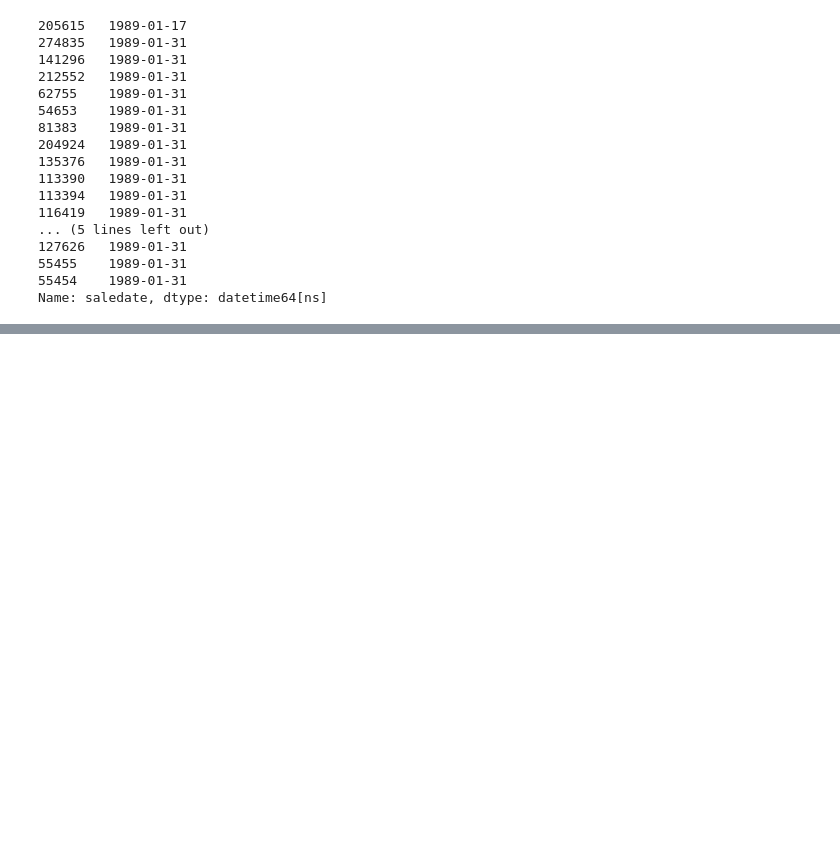
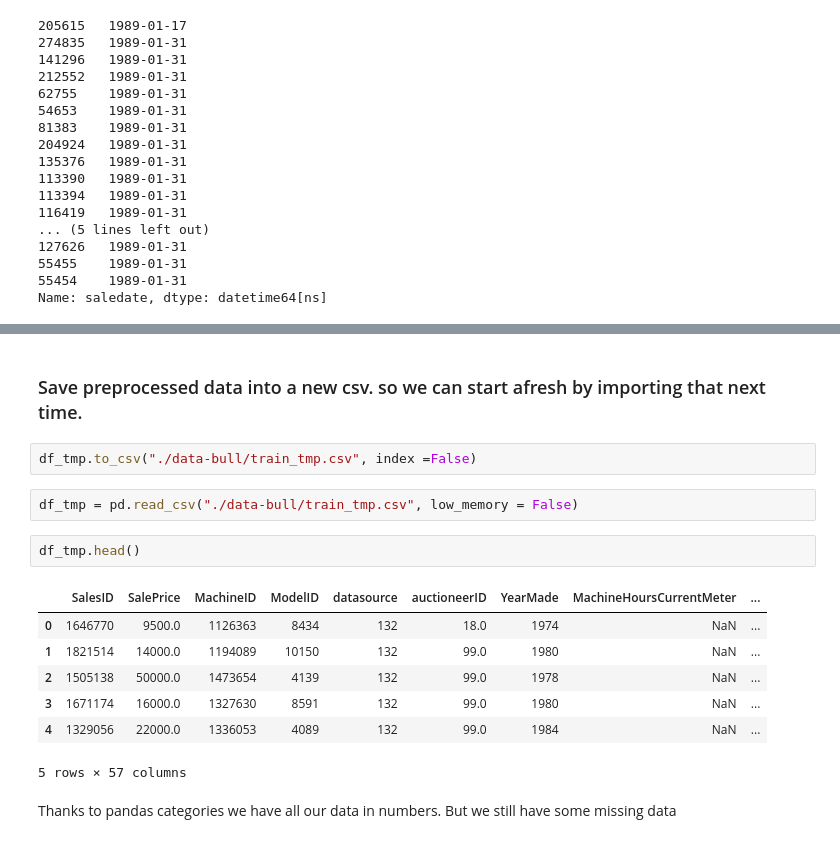
Before and after one commit to Ann-pixel/ML-bulldozer-pricing, a Jupyter notebook: Bulldozer Pricing.ipynb, the cells around one changed output, grey strips where cells are left out. Cells and saved outputs as stored; diff of their text form; blank space fills up the shorter version.

```diff
--- a/Bulldozer Pricing.ipynb
+++ b/Bulldozer Pricing.ipynb
@@ -282,0 +378,18 @@ memory usage: 182.6+ MB
+# %% [markdown]
+### Save preprocessed data into a new csv. so we can start afresh by importing that next time.
+# %%
+df_tmp.to_csv("./data-bull/train_tmp.csv", index =False)
+# %%
+df_tmp = pd.read_csv("./data-bull/train_tmp.csv", low_memory = False)
+# %%
+df_tmp.head()
+# %% [output]
+|  | SalesID | SalePrice | MachineID | ModelID | datasource | auctioneerID | YearMade | MachineHoursCurrentMeter | ... |
+| 0 | 1646770 | 9500.0 | 1126363 | 8434 | 132 | 18.0 | 1974 | NaN | ... |
+| 1 | 1821514 | 14000.0 | 1194089 | 10150 | 132 | 99.0 | 1980 | NaN | ... |
+| 2 | 1505138 | 50000.0 | 1473654 | 4139 | 132 | 99.0 | 1978 | NaN | ... |
+| 3 | 1671174 | 16000.0 | 1327630 | 8591 | 132 | 99.0 | 1980 | NaN | ... |
+| 4 | 1329056 | 22000.0 | 1336053 | 4089 | 132 | 99.0 | 1984 | NaN | ... |
+5 rows × 57 columns
+# %% [markdown]
+Thanks to pandas categories we have all our data in numbers. But we still have some missing data
```
Also changed, not shown: parts of 25 cells of this notebook.
